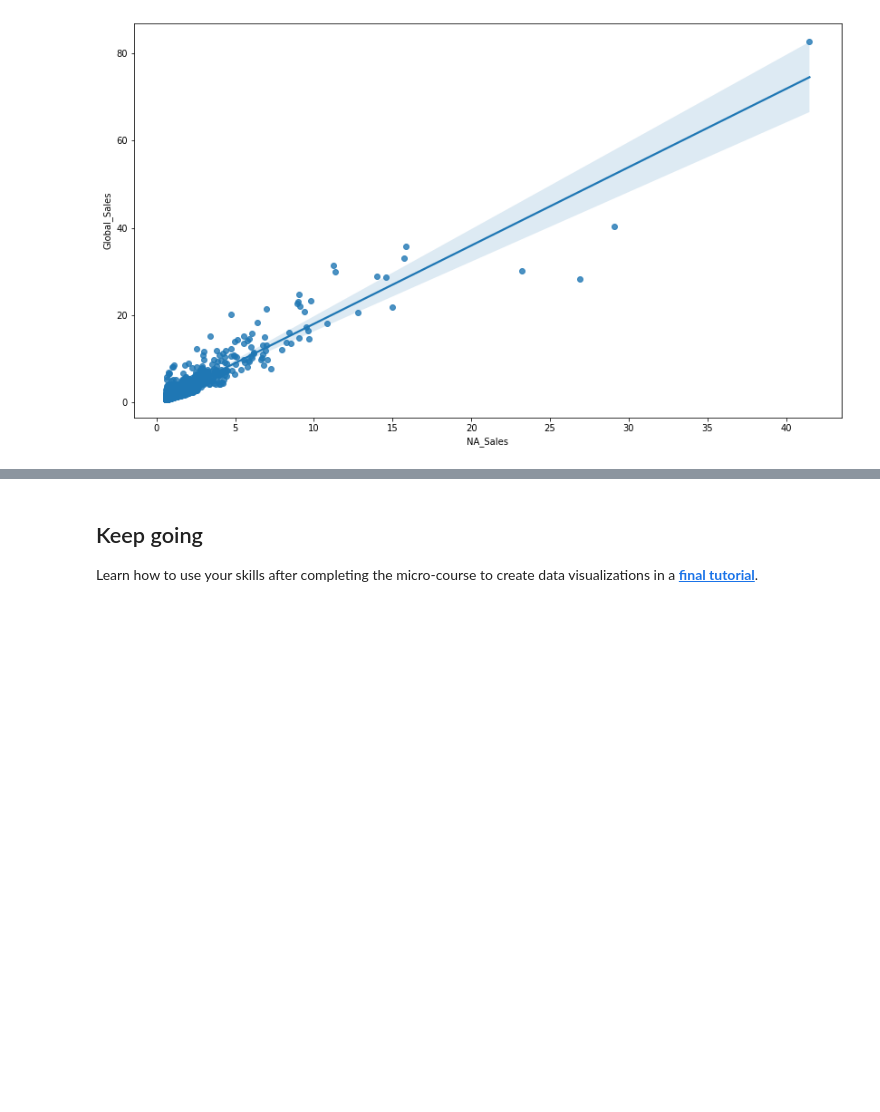
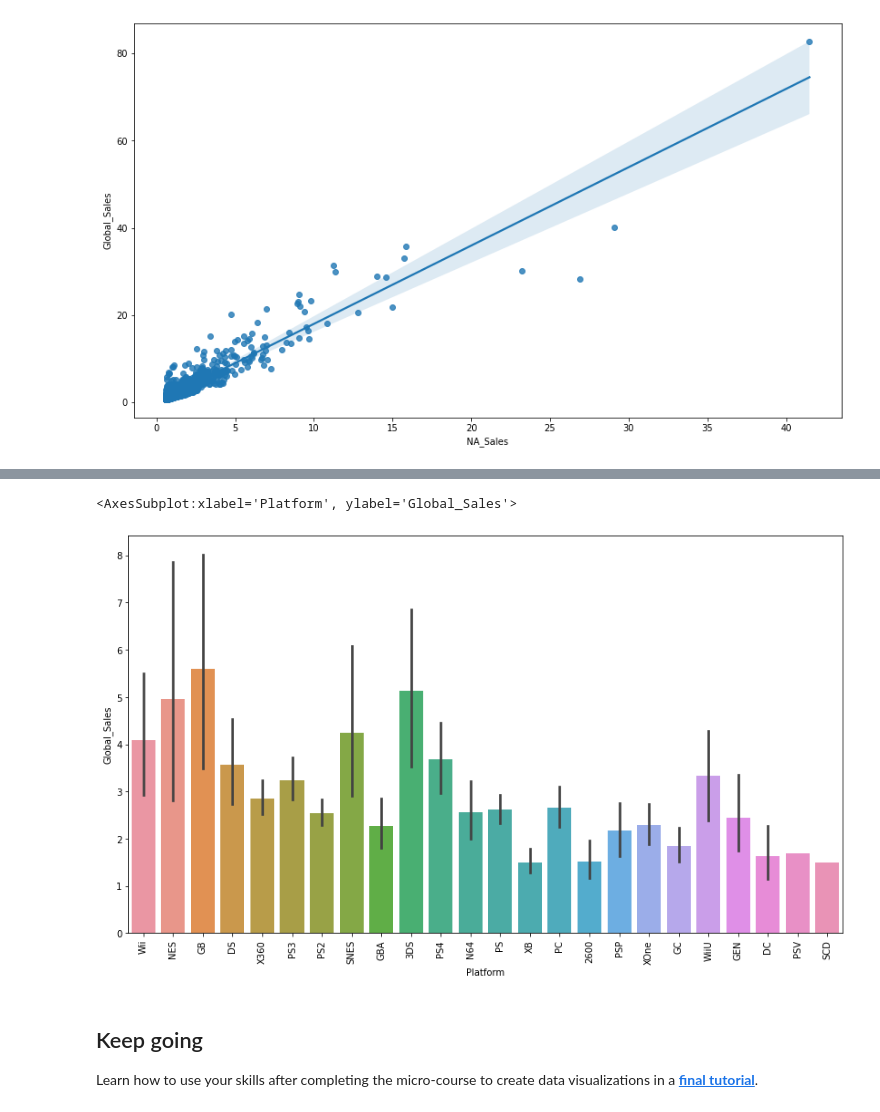
Before and after one commit to anjishnu-roy-00/Kaggle-Data_Visualization-Anjishnu, a Jupyter notebook: exercise-final-project.ipynb, the cells around one changed output, grey strips where cells are left out. Drawn from its saved outputs; the diff is of its cells as text; code cells hidden in the pictures; blank space fills up the shorter version.

```diff
--- a/exercise-final-project.ipynb
+++ b/exercise-final-project.ipynb
@@ -294,3 +299,10 @@ LinregressResult(slope=nan, intercept=nan, rvalue=nan, pvalue=nan, stderr=nan, i
+# %%
+plt.figure(figsize=(14,8))
+plt.xticks(rotation=90)
+sns.barplot(x= my_data["Platform"], y= my_data["Global_Sales"])
+# %% [output]
+<AxesSubplot:xlabel='Platform', ylabel='Global_Sales'>
+[figure, added]
 # %% [markdown]
 ## Keep going
 
```
Also changed, not shown: parts of 2 cells of this notebook.
